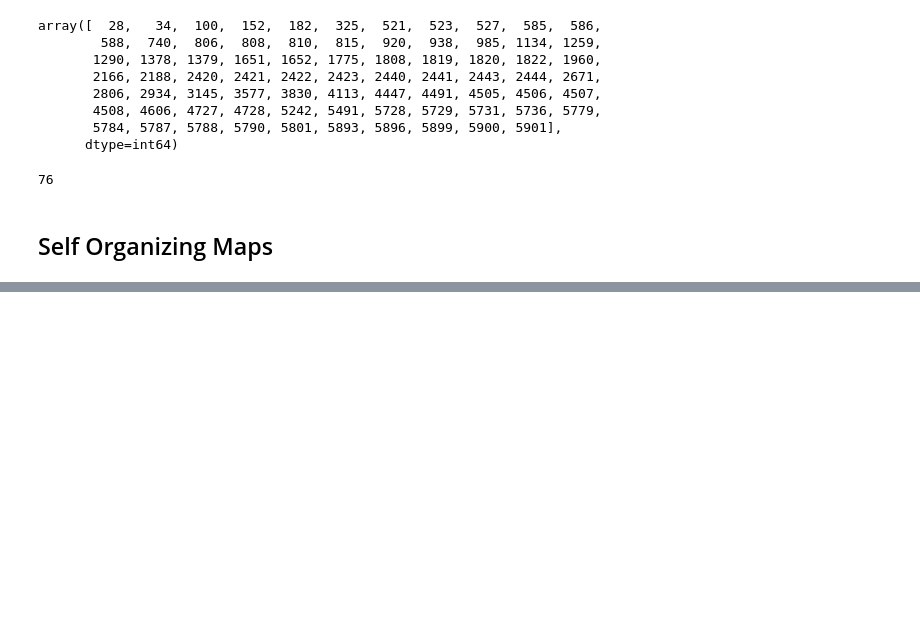
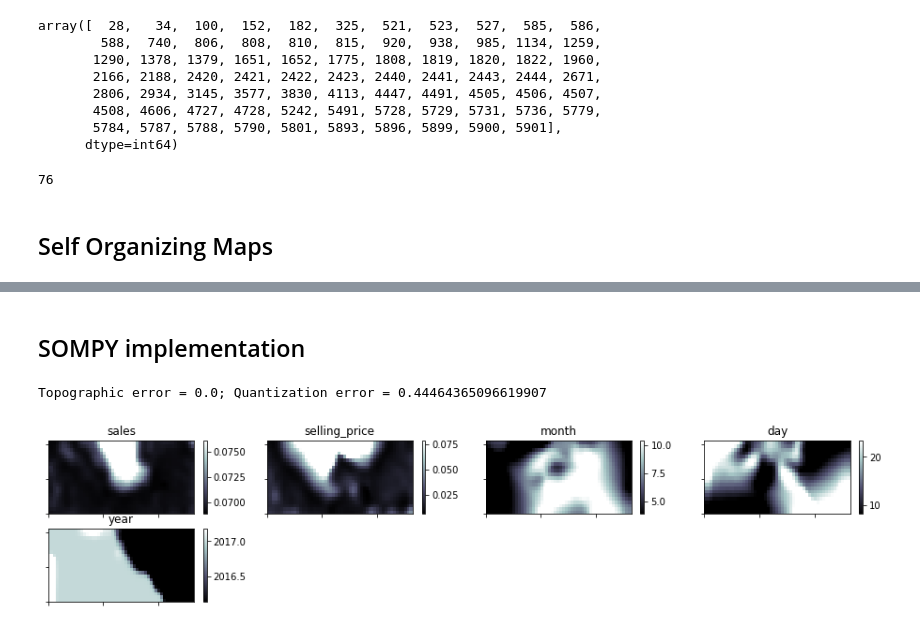
Before and after one commit to brandries/project_echo_clustering, a Jupyter notebook: clustering/Manifold learning.ipynb, the cells around one changed output, grey strips where cells are left out. Cells and saved outputs as stored; diff of their text form; code cells hidden in the pictures; blank space fills up the shorter version.

Commit message:
add sompy implementation

```diff
--- a/clustering/Manifold learning.ipynb
+++ b/clustering/Manifold learning.ipynb
@@ -69,3 +57,5 @@ X.shape
+# %%
+names = X.columns
 # %% [markdown]
 ## t-SNE
 # %%
@@ -164,0 +156,2 @@ show()
+# %% [markdown]
+## SOMPY implementation
@@ -164,0 +160,15 @@ show()
+# %%
+sm = SOMFactory().build(X, normalization = 'var', initialization='random', component_names=names)
+sm.train(n_job=1, verbose=False, train_rough_len=5, train_finetune_len=10)
+# %%
+topographic_error = sm.calculate_topographic_error()
+quantization_error = np.mean(sm._bmu[1])
+print ("Topographic error = %s; Quantization error = %s" % (topographic_error, quantization_error))
+# %% [output]
+Topographic error = 0.0; Quantization error = 0.44464365096619907
+# %%
+from sompy.visualization.mapview import View2D
+view2D  = View2D(10,10,"time-series",text_size=10)
+view2D.show(sm, col_sz=4, which_dim="all", desnormalize=True)
+# %% [output]
+[figure, added]
```
Also changed, not shown: parts of 15 cells of this notebook.
